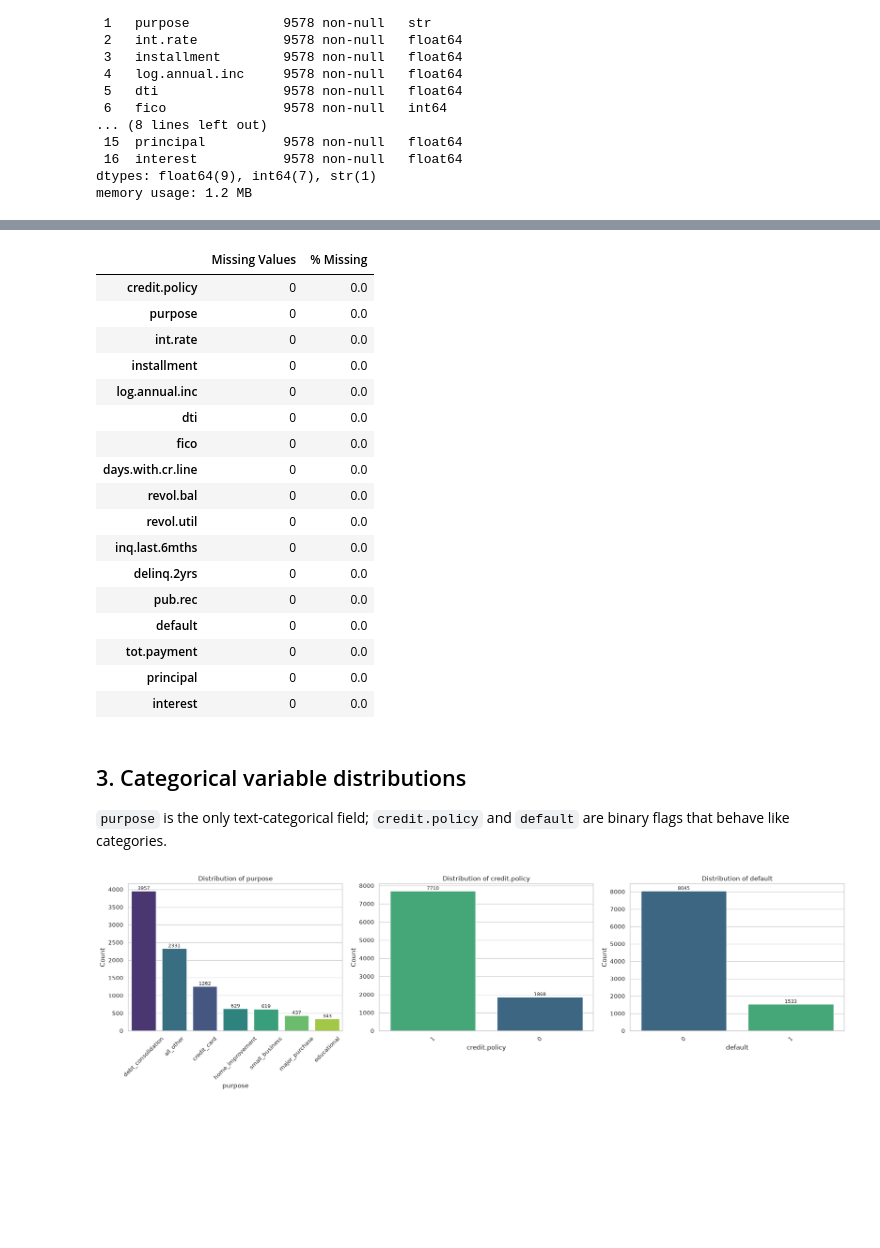
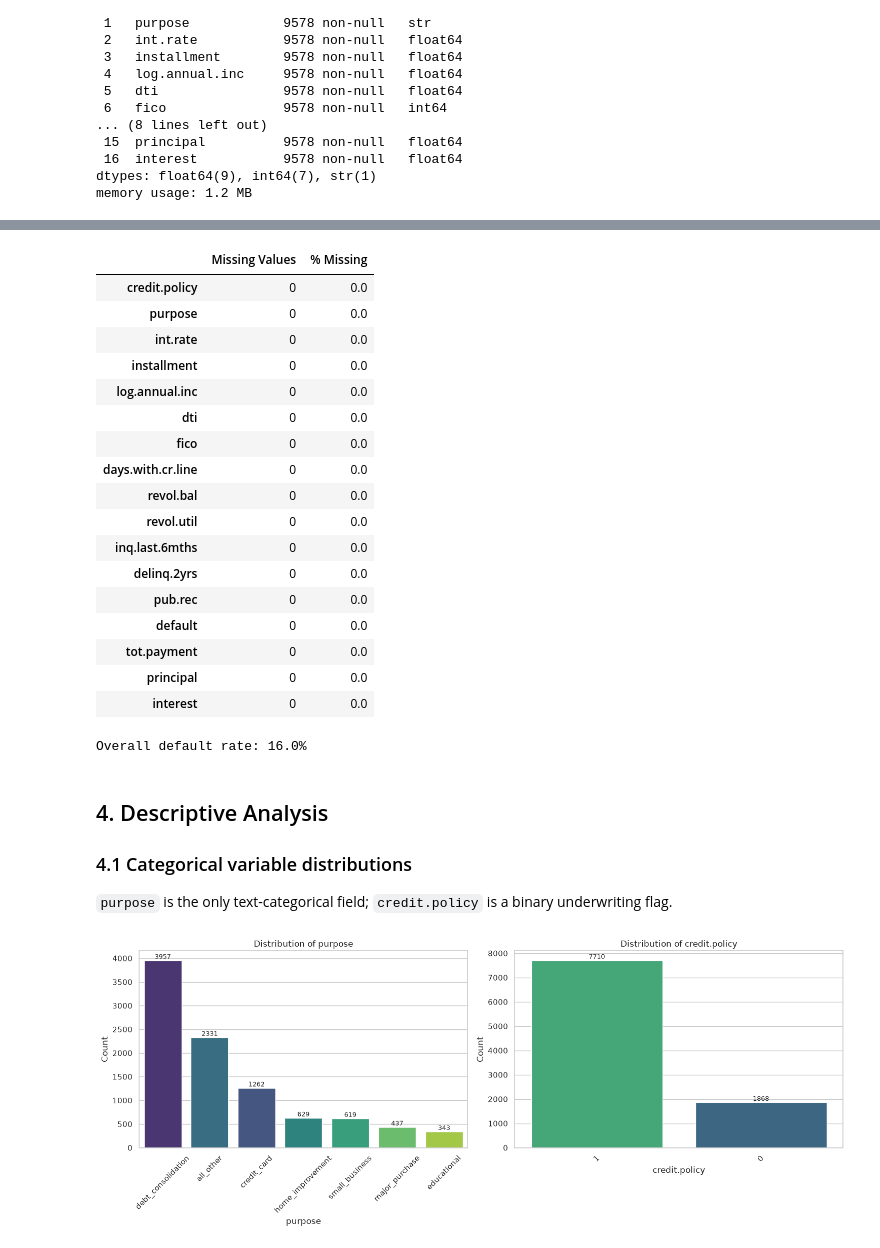
Before and after one commit to JLaniado/credit_ete_analysis, a Jupyter notebook: notebooks/Credit_Default_EDA_PCA.ipynb, the cells around one changed output, grey strips where cells are left out. Drawn from its saved outputs; the diff is of its cells as text; code cells hidden in the pictures; blank space fills up the shorter version.

```diff
--- a/notebooks/Credit_Default_EDA_PCA.ipynb
+++ b/notebooks/Credit_Default_EDA_PCA.ipynb
@@ -83,6 +211,7 @@ display(df.describe(include='all').T)
 missing = pd.DataFrame(df.isnull().sum(), columns=['Missing Values'])
 missing['% Missing'] = (missing['Missing Values'] / len(df) * 100).round(2)
 display(missing)
+print(f"\nOverall default rate: {df['default'].mean()*100:.1f}%")
 # %% [output]
 |  | Missing Values | % Missing |
 | credit.policy | 0 | 0.0 |
@@ -102,27 +231,30 @@ display(missing)
 | tot.payment | 0 | 0.0 |
 | principal | 0 | 0.0 |
 | interest | 0 | 0.0 |
+Overall default rate: 16.0%
 # %% [markdown]
-## 3. Categorical variable distributions
+## 4. Descriptive Analysis
 
-`purpose` is the only text-categorical field; `credit.policy` and `default` are
-binary flags that behave like categories.
+### 4.1 Categorical variable distributions
+
+`purpose` is the only text-categorical field; `credit.policy` is a binary
+underwriting flag.
 # %%
-categorical_cols = ['purpose', 'credit.policy', 'default']
+categorical_cols = ['purpose', 'credit.policy']
 
-fig, axes = plt.subplots(1, 3, figsize=(20, 6))
+fig, axes = plt.subplots(1, len(categorical_cols), figsize=(15, 6))
 for ax, col in zip(axes, categorical_cols):
     order = df[col].value_counts().index
     sns.countplot(data=df, x=col, order=order, hue=col, palette='viridis', legend=False, ax=ax)
     ax.set_title(f'Distribution of {col}')
     ax.set_xlabel(col)
     ax.set_ylabel('Count')
     ax.tick_params(axis='x', rotation=45)
     for p in ax.patches:
         ax.annotate(f'{int(p.get_height())}', (p.get_x() + p.get_width()/2, p.get_height()),
                     ha='center', va='bottom', fontsize=9)
 plt.tight_layout()
 plt.savefig('../output/categorical_distributions.png', dpi=150, bbox_inches='tight')
 plt.show()
 # %% [output]
-[figure, old version]
+[figure, new version]
```
Also changed, not shown: parts of 55 cells of this notebook, 14 other files.
